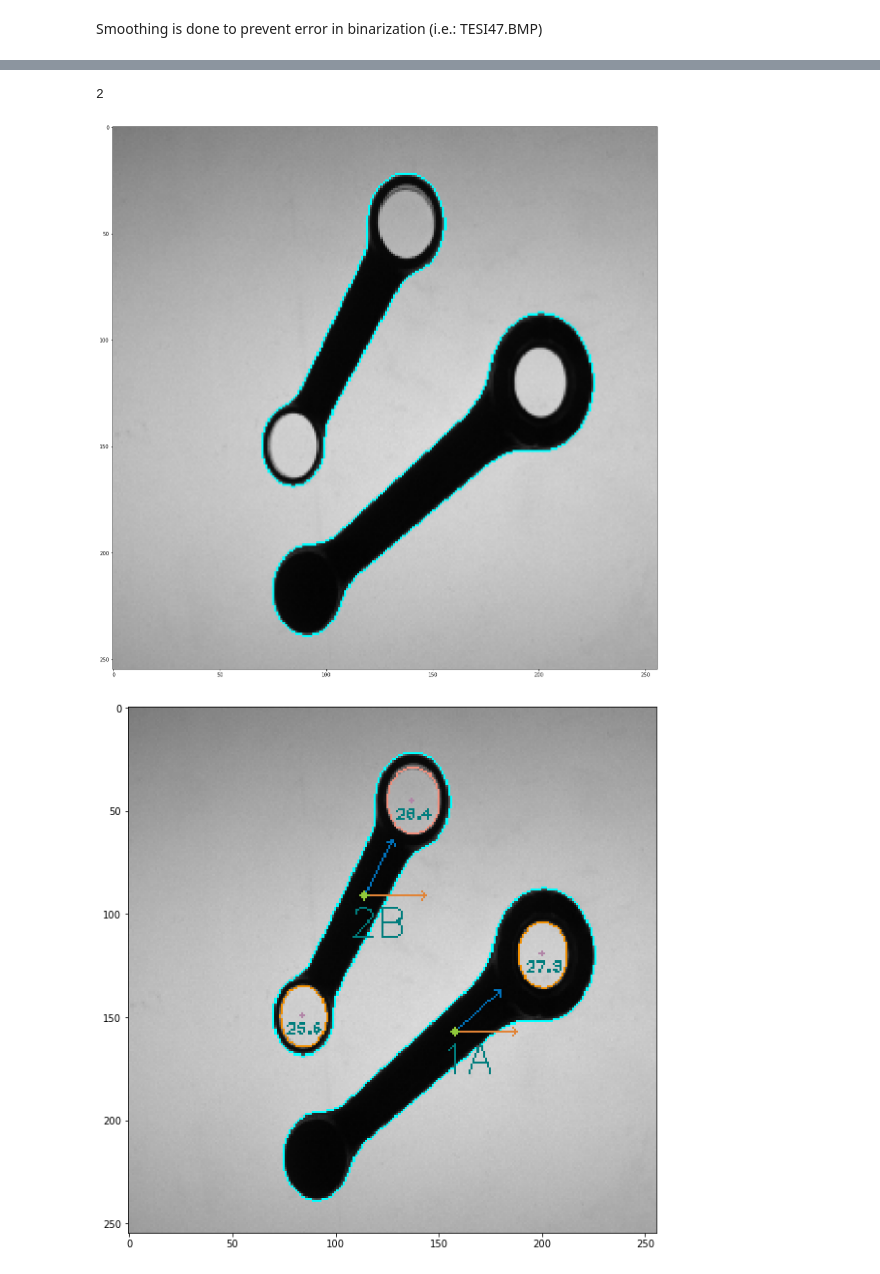
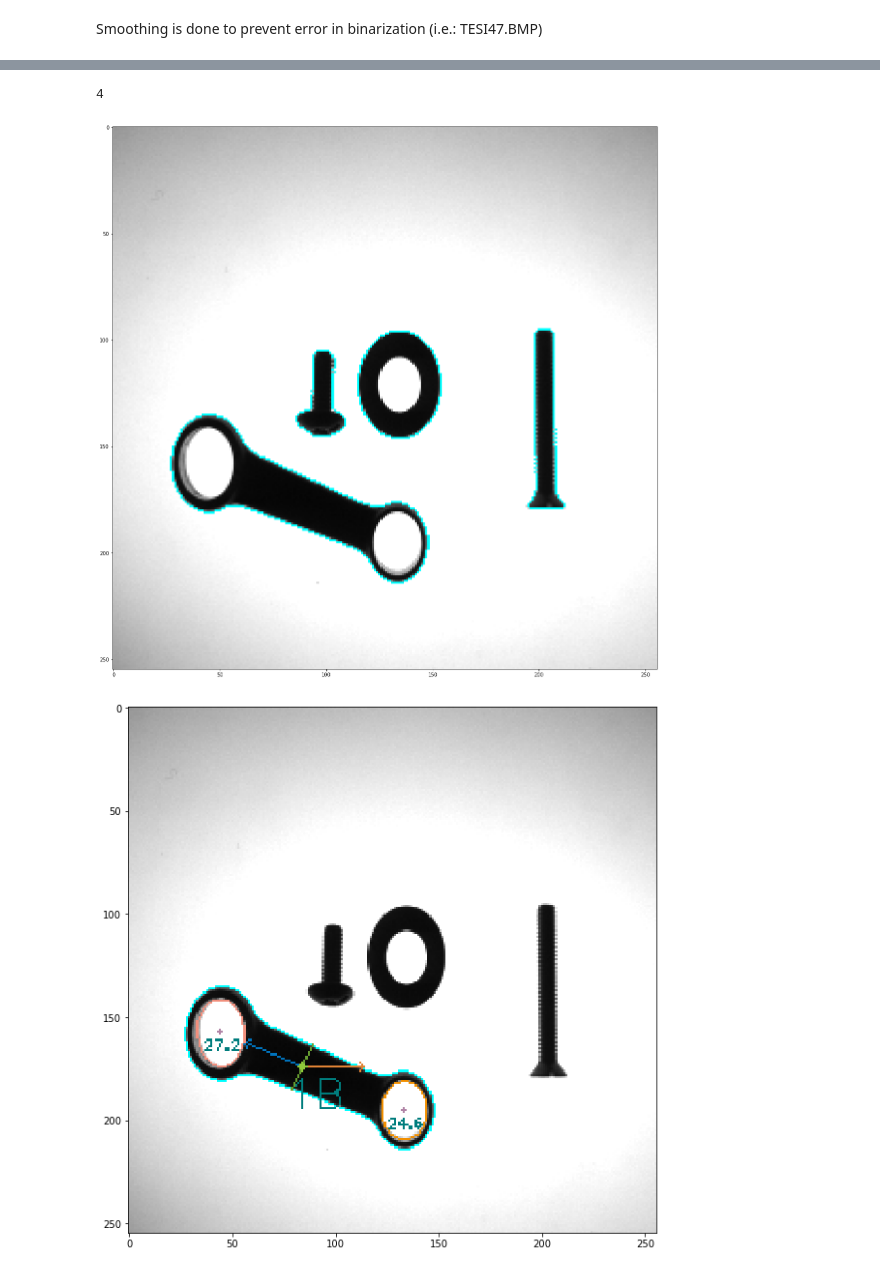
Before and after one commit to ggattoni/RodsInspection, a Jupyter notebook: Rods.ipynb, the cells around one changed output, grey strips where cells are left out. Drawn from its saved outputs; the diff is of its cells as text; code cells hidden in the pictures.

```diff
--- a/Rods.ipynb
+++ b/Rods.ipynb
@@ -6,5 +8,5 @@ from scipy.spatial.distance import euclidean, cityblock, seuclidean
 # %%
-img = cv2.imread('images/TESI21.BMP')
+img = cv2.imread('images/TESI49.BMP')
 imgGray = cv2.cvtColor(img, cv2.COLOR_BGR2GRAY)
 plt.imshow(img, cmap='gray');
 # %% [output]
@@ -54,10 +56,11 @@ plt.imshow(contoursImg);
 n_rods = np.sum(allHierarchy[:,3] == 0)
 n_rods
 # %% [output]
-2
+4
 # %%
-# Filter the outer contours
+# Filter the outer contours and noise
 rodsContours = allContours[allHierarchy[:, 3] == 0]
+# rodsContours = rodsContours[[cv2.contourArea(cnt) > 100 for cnt in rodsContours]]
 
 rodsContoursImg = img.copy()
 
@@ -65,4 +68,4 @@ cv2.drawContours(rodsContoursImg, rodsContours, -1, (0, 255, 255), 1)
 plt.figure(figsize=(20, 20))
 plt.imshow(rodsContoursImg);
 # %% [output]
-[figure, old version]
+[figure, new version]
@@ -77,6 +74,7 @@ indexes = np.where(allHierarchy[:, 3] == 0)[0]
 # %%
-posImg = rodsContoursImg.copy()
+posImg = img.copy()
 rodIndex = 1
+rodsSpecs = []
 
 for i, cnt in enumerate(rodsContours):
     holesCount = np.sum(allHierarchy[:, 3] == indexes[i] + 1)
@@ -95,21 +93,25 @@ for i, cnt in enumerate(rodsContours):
     if holesCount <= 0 or holesCount >= 3 or compactness < 20:
         continue
     else:
+        rodsDict = {'center': (cx, cy),
+                    'id': rodIndex
+                   }
+
+        # Draw contour
+        cv2.drawContours(posImg, [cnt], -1, (0, 255, 255), 1)
+
         # Draw bounding box
         rect = cv2.minAreaRect(cnt)
         box = cv2.boxPoints(rect)
         box = np.int0(box)
         # cv2.drawContours(posImg, [box], 0, (242, 183, 159), 1)
 
-        # Compute width at the barycenter (MIGLIORABILE)
-        cntPoints = cnt.reshape(-1, 2)
-        minPoint1 = cntPoints[np.argmin([euclidean(c, (cx, cy)) for c in cntPoints])]
-        minPoint2 = 2 * np.array([cx, cy]) - minPoint1
-        # cv2.line(posImg, tuple(minPoint1), tuple(minPoint2), (102, 157, 49))
-
         # Compute angle, lenght and width
         (x, y), (length, width), angle = cv2.fitEllipse(cnt)
         angle = int(180 + ((angle % 180) - 90) * (-1)) % 180
+        rodsDict['angle'] = angle % 180
+        rodsDict['length'] = round(width, 2)
+        rodsDict['width'] = round(length, 2)
         arrowLength = 30
         radians = - angle * np.pi / 180
 
@@ -118,38 +120,67 @@ for i, cnt in enumerate(rodsContours):
         x2 = int(round(np.cos(radians) * arrowLength + cx))
         y2 = int(round(np.sin(radians) * arrowLength + cy))
 
+        # Compute width at the barycenter (tried three different methods)
+        cntPoints = cnt.reshape(-1, 2)
+
+        # Method with axis perpendicular to major axis
+        m = (cx - x2) / (y2 - cy)
+        b = cy - m * cx
+        minPoint1 = cntPoints[np.argmin([np.abs(p[1] - (m * p[0] + b)) for p in cntPoints])]
+        minPoint2 = 2 * np.array([cx, cy]) - minPoint1
+        rodsDict['widthB'] = round(euclidean(minPoint1, minPoint2), 2)
+
+        # Method with angles is imperfect
+        # minPoint1 = np.argmin([np.abs(getAngle((x2, y2), (cx, cy), p) - 90) for p in cntPoints])
+        # minPoint2 = np.argmin([np.abs(getAngle((x2, y2), (cx, cy), p) - 270) for p in cntPoints])
+
+        # Method with euclidean distance is imperfect
+        # minPoint1 = cntPoints[np.argmin([euclidean(c, (cx, cy)) for c in cntPoints])]
+        # minPoint2 = 2 * np.array([cx, cy]) - minPoint1
+
+        cv2.line(posImg, tuple(minPoint1), tuple(minPoint2), (102, 157, 49))
+
+        # Draw angle
         cv2.arrowedLine(posImg, (cx, cy), (cx + arrowLength, cy), (225, 131, 53))
         cv2.arrowedLine(posImg, (cx, cy), (x2, y2), (0, 114, 187))
 
         cv2.circle(posImg, (cx, cy), 2, (143, 201, 58), -1)
 
         # Position and diameter of hole
         holes = allContours[allHierarchy[:, 3] == indexes[i] + 1]
+        holesList = []
         for n, hole in enumerate(holes):
+            holeDict = {}
             cv2.drawContours(posImg, hole.reshape(1, -1, 2), -1, (241, 143, n*125), 1)
 
             Mhole = cv2.moments(hole)
             cxHole = int(Mhole['m10']/Mhole['m00'])
             cyHole = int(Mhole['m01']/Mhole['m00'])
+            holeDict['center'] = (cxHole, cyHole)
 
             cv2.circle(posImg, (cxHole, cyHole), 1, (177, 133, 167), -1)
 
             holeArea = cv2.contourArea(hole)
-            equi_diameter = round(np.sqrt(4 * holeArea / np.pi), 1)
-            cv2.putText(posImg, str(equi_diameter), (cxHole - 8, cyHole + 9), cv2.FONT_HERSHEY_PLAIN, 0.5, (0, 125, 125), 1)
+            equi_diameter = np.sqrt(4 * holeArea / np.pi)
+            holeDict['diameter'] = round(equi_diameter, 2)
+            cv2.putText(posImg, str(round(equi_diameter, 1)), (cxHole - 8, cyHole + 9), cv2.FONT_HERSHEY_PLAIN, 0.5, (0, 125, 125), 1)
+            holesList.append(holeDict)
+        rodsDict['holes'] = holesList
 
         # Classify rod
         if holesCount == 1:
+            rodsDict['type'] = 'A'
             cv2.putText(posImg, str(rodIndex) + 'A', (cx - 7, cy + 20), cv2.FONT_HERSHEY_SIMPLEX, 0.66, (0, 125, 125), 1)
         elif holesCount == 2:
+            rodsDict['type'] = 'B'
             cv2.putText(posImg, str(rodIndex) + 'B', (cx - 7, cy + 20), cv2.FONT_HERSHEY_SIMPLEX, 0.66, (0, 125, 125), 1)
 
         # cv2.putText(posImg, str(angle), (cx + 5, cy + 20), cv2.FONT_HERSHEY_SIMPLEX, 0.66, (0, 225, 0), 1)
 
+        rodsSpecs.append(rodsDict)
         rodIndex += 1
-
 
 plt.figure(figsize=(10, 10))
 plt.imshow(posImg);
 # %% [output]
-[figure, old version]
+[figure, new version]
```
Also changed, not shown: parts of 9 cells of this notebook.
